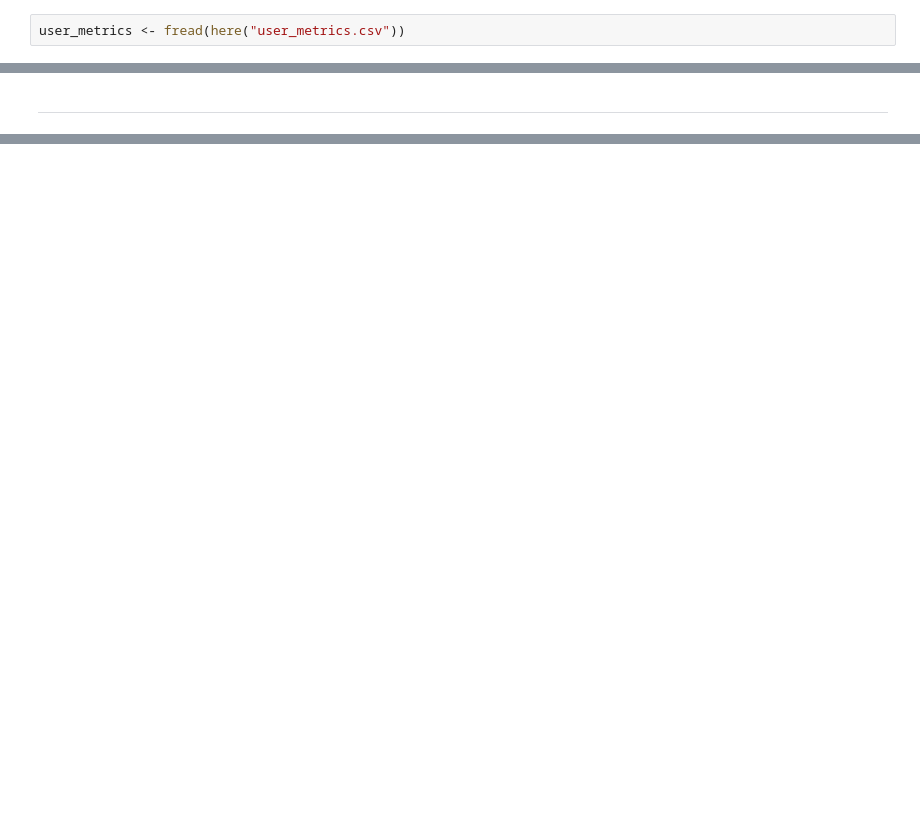
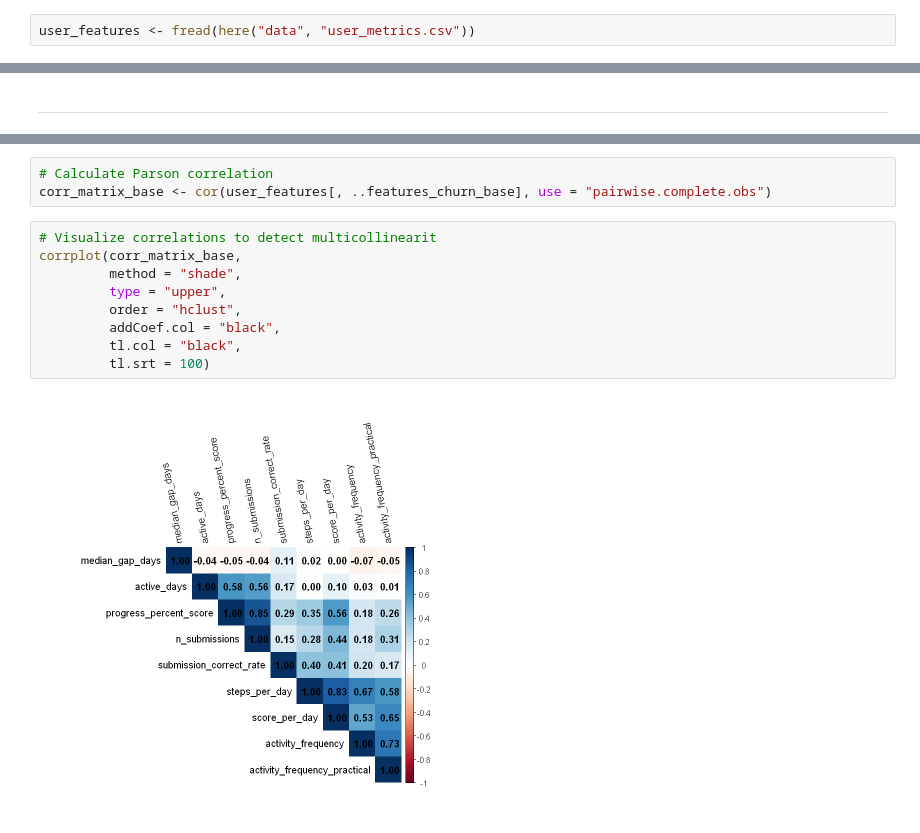
Before and after one commit to Safonovanastya87/stepik-product-analytics-completion-risk-ml, a Jupyter notebook: notebooks/eda_logistic_user_dropout.ipynb, the cells around one changed output, grey strips where cells are left out. Cells and saved outputs as stored; diff of their text form; blank space fills up the shorter version.

```diff
--- a/notebooks/eda_logistic_user_dropout.ipynb
+++ b/notebooks/eda_logistic_user_dropout.ipynb
@@ -27,4 +85,4 @@ pacman::p_load(readr, dplyr, lubridate, tidyr, ggplot2, corrplot, caret, rlang,
 # %%
-user_metrics <- fread(here("user_metrics.csv"))
+user_features <- fread(here("data", "user_metrics.csv"))
 # %%
 set.seed(42)
@@ -367,0 +178,14 @@ print(comparison)
+# %%
+# Calculate Parson correlation
+corr_matrix_base <- cor(user_features[, ..features_churn_base], use = "pairwise.complete.obs")
+# %%
+# Visualize correlations to detect multicollinearit
+corrplot(corr_matrix_base,
+         method = "shade",
+         type = "upper",
+         order = "hclust",
+         addCoef.col = "black",
+         tl.col = "black",
+         tl.srt = 100)
+# %% [output]
+[figure, added]
```
Also changed, not shown: parts of 130 cells of this notebook, 2 other files.
